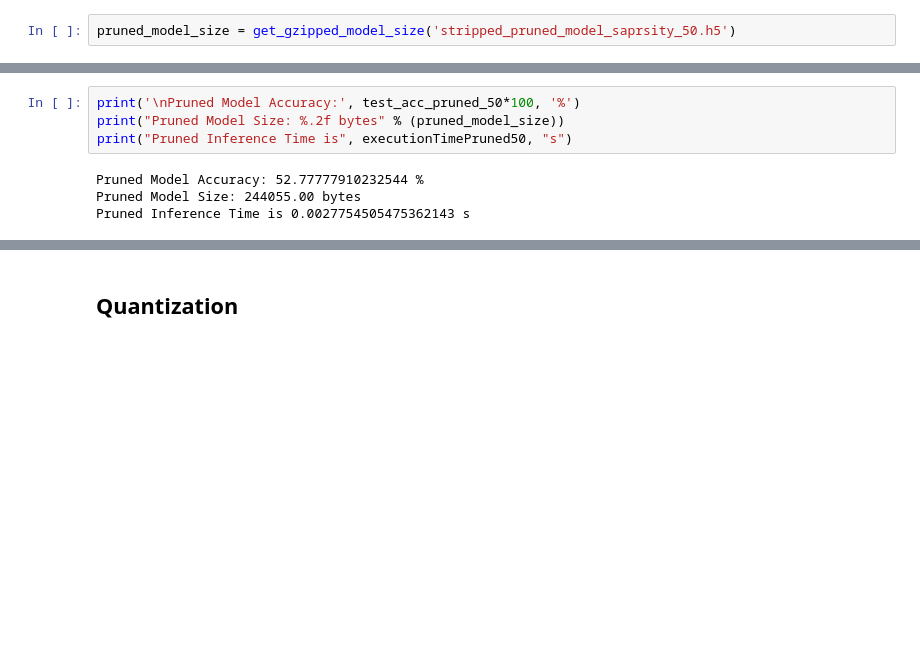
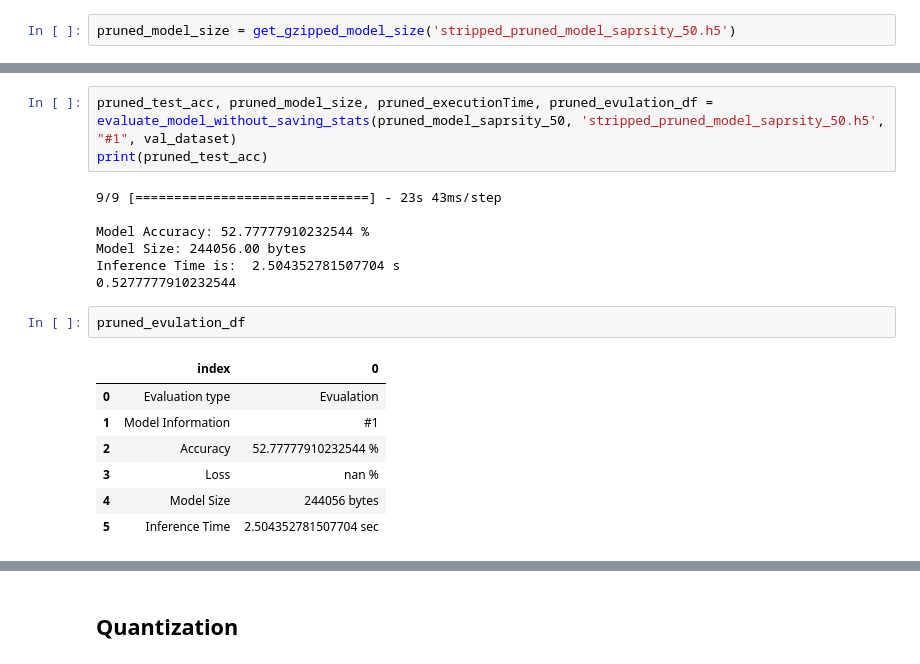
Before and after one commit to nagusubra/Solar_panel_dust_detection, a Jupyter notebook: Solar_panel_dust_detection_compression.ipynb, the cells around one changed output, grey strips where cells are left out. Cells and saved outputs as stored; diff of their text form; blank space fills up the shorter version.

```diff
--- a/Solar_panel_dust_detection_compression.ipynb
+++ b/Solar_panel_dust_detection_compression.ipynb
@@ -413,11 +446,23 @@ print("Pruned Inference Time is", executionTimePruned50, "s")
-# %%
-print('\nPruned Model Accuracy:', test_acc_pruned_50*100, '%')
-print("Pruned Model Size: %.2f bytes" % (pruned_model_size))
-print("Pruned Inference Time is", executionTimePruned50, "s")
-# %% [output]
-Pruned Model Accuracy: 52.77777910232544 %
-Pruned Model Size: 244055.00 bytes
-Pruned Inference Time is 0.0027754505475362143 s
+# %%
+pruned_test_acc, pruned_model_size, pruned_executionTime, pruned_evulation_df = evaluate_model_without_saving_stats(pruned_model_saprsity_50, 'stripped_pruned_model_saprsity_50.h5', "#1", val_dataset)
+print(pruned_test_acc)
+# %% [output]
+9/9 [==============================] - 23s 43ms/step
+
+Model Accuracy: 52.77777910232544 %
+Model Size: 244056.00 bytes
+Inference Time is:  2.504352781507704 s
+0.5277777910232544
+# %%
+pruned_evulation_df
+# %% [output]
+|  | index | 0 |
+| 0 | Evaluation type | Evualation |
+| 1 | Model Information | #1 |
+| 2 | Accuracy | 52.77777910232544 % |
+| 3 | Loss | nan % |
+| 4 | Model Size | 244056 bytes |
+| 5 | Inference Time | 2.504352781507704 sec |
 # %%
 evulation_df
 # %% [output]
```
Also changed, not shown: parts of 12 cells of this notebook.
